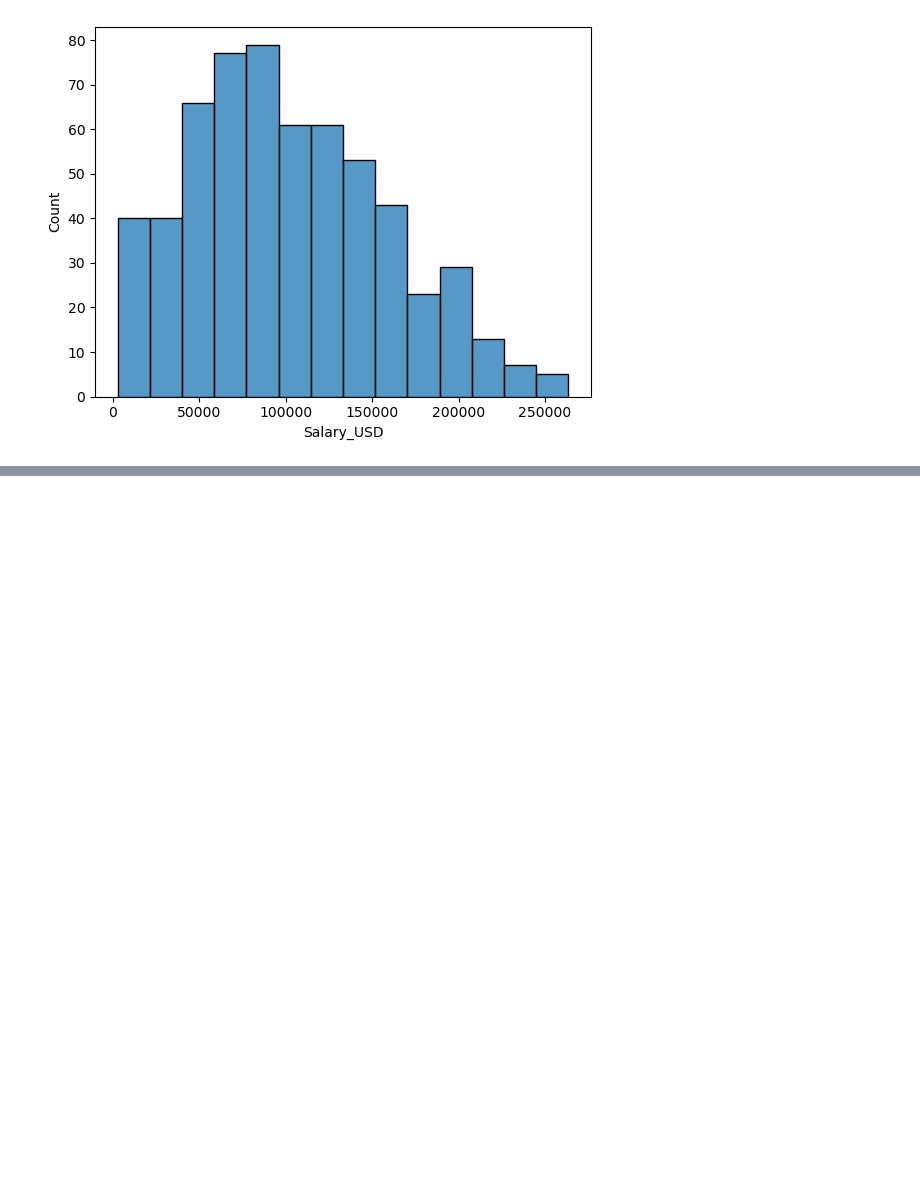
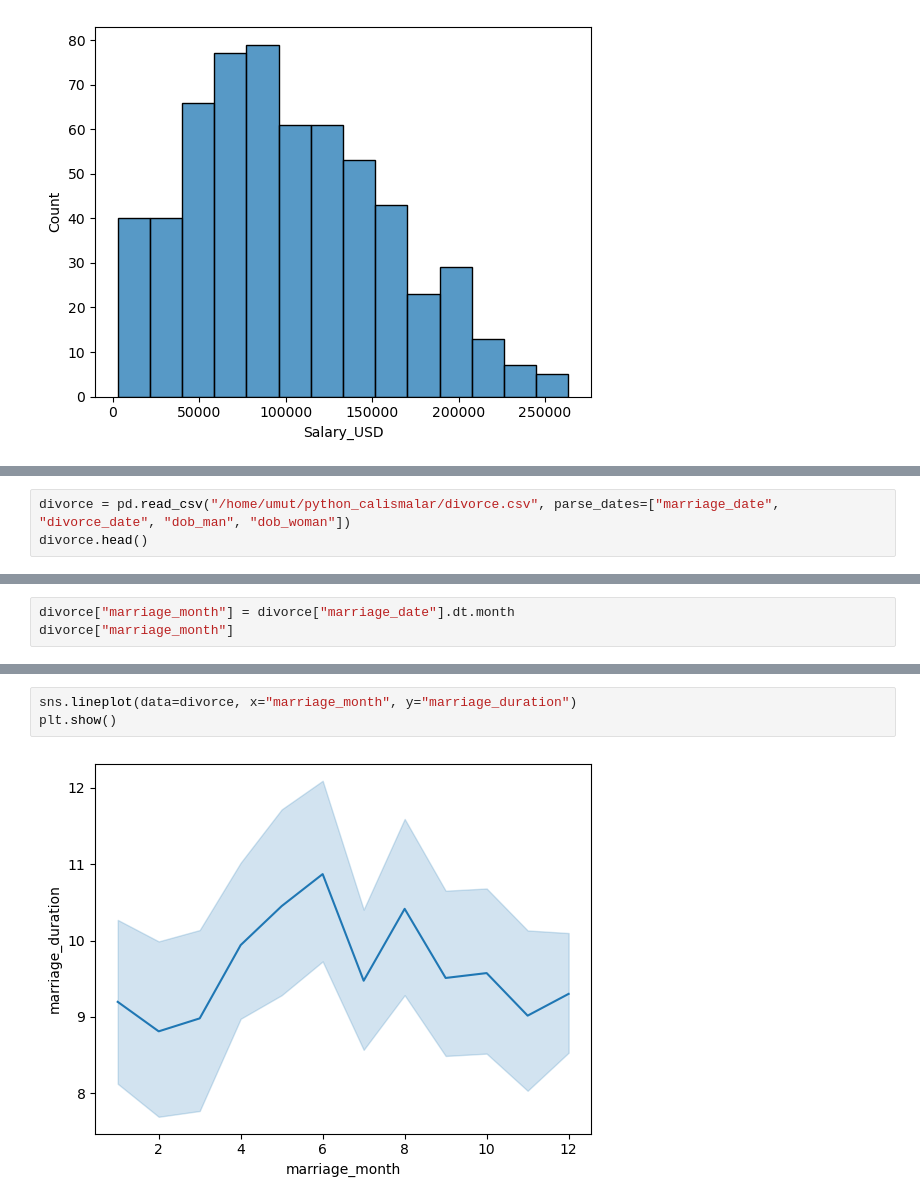
Before and after one commit to umutky/datascience_repo, a Jupyter notebook: eda.ipynb, the cells around one changed output, grey strips where cells are left out. Cells and saved outputs as stored; diff of their text form; blank space fills up the shorter version.

```diff
--- a/eda.ipynb
+++ b/eda.ipynb
@@ -308,0 +312,3 @@ After delete outliers
+# %%
+divorce = pd.read_csv("/home/umut/python_calismalar/divorce.csv", parse_dates=["marriage_date", "divorce_date", "dob_man", "dob_woman"])
+divorce.head()
@@ -308,0 +344,3 @@ After delete outliers
+# %%
+divorce["marriage_month"] = divorce["marriage_date"].dt.month
+divorce["marriage_month"]
@@ -308,0 +360,5 @@ After delete outliers
+# %%
+sns.lineplot(data=divorce, x="marriage_month", y="marriage_duration")
+plt.show()
+# %% [output]
+[figure, added]
```
Also changed, not shown: parts of 28 cells of this notebook.
